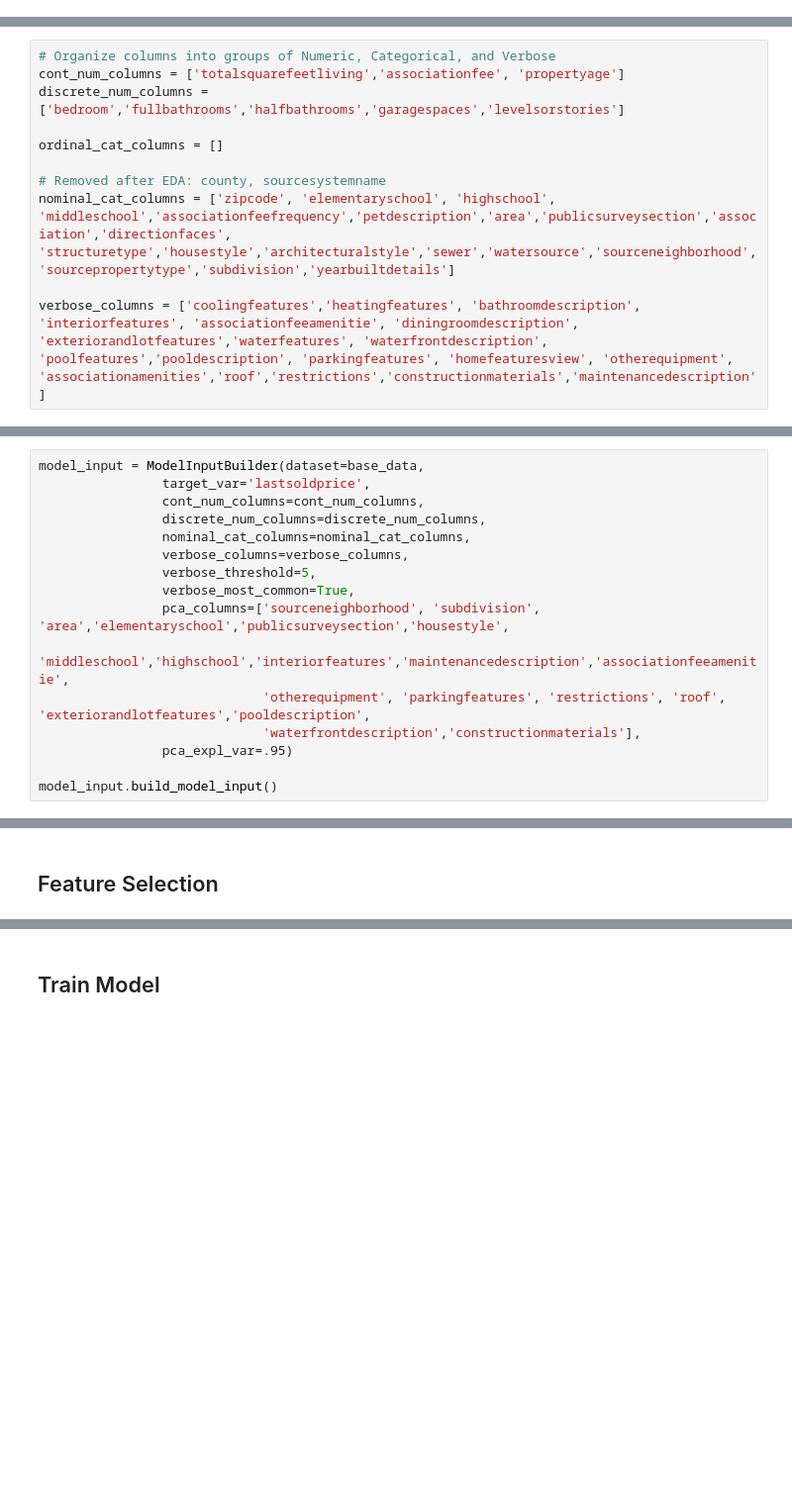
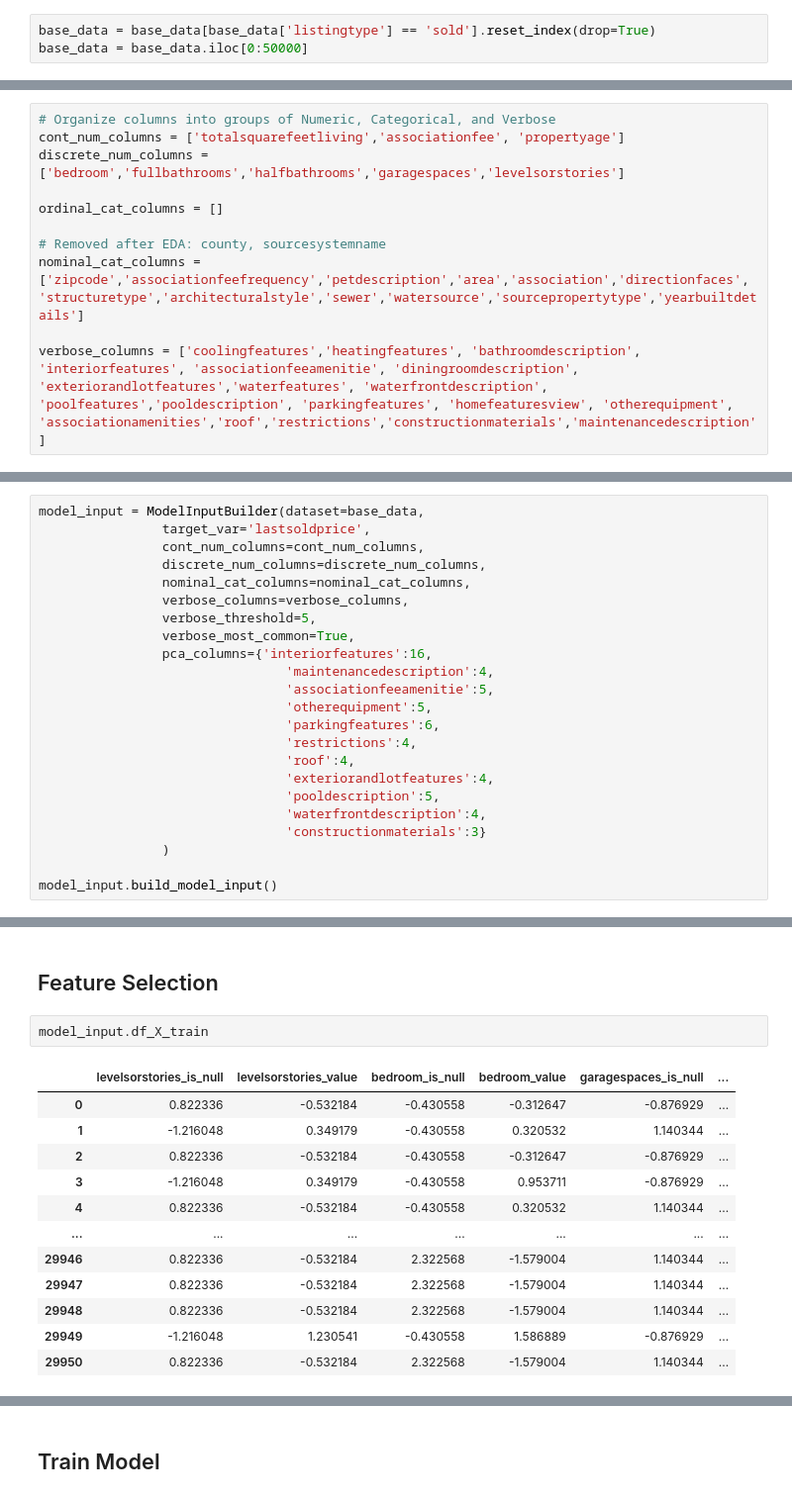
Before and after one commit to dangoML/DeepREI, a Jupyter notebook: Model/notebooks/DeepREI_Model.ipynb, the cells around one changed output, grey strips where cells are left out. Shown at 99% size. Drawn from its saved outputs; the diff is of its cells as text; blank space fills up the shorter version.

```diff
--- a/Model/notebooks/DeepREI_Model.ipynb
+++ b/Model/notebooks/DeepREI_Model.ipynb
@@ -68,6 +68,9 @@ Index(['Unnamed: 0', 'propertyurl', 'listingtype', 'forsaleprice',
 # %%
 # remove columns we dont want
 base_data = base_data[['propertyurl','listingtype', 'lastsoldprice', 'bedroom', 'fullbathrooms', 'halfbathrooms','bathroomdescription', 'interiorfeatures', 'coolingfeatures','heatingfeatures', 'diningroomdescription', 'exteriorandlotfeatures','waterfeatures', 'waterfrontdescription', 'poolfeatures','pooldescription', 'manufacturedmode', 'garagespaces','parkingfeatures', 'homefeaturesview', 'otherequipment','elementaryschool', 'highschool', 'middleschool','associationfeeamenitie', 'association', 'associationamenities','associationfee', 'associationfeefrequency', 'maintenancedescription','petdescription', 'sourcelistingstatus', 'county', 'restrictions', 'sourcepropertytype', 'area','sourceneighborhood', 'publicsurveysection','subdivision', 'zoning', 'sourcesystemname', 'totalsquarefeetliving', 'constructionmaterials', 'directionfaces', 'propertyage','roof', 'levelsorstories', 'structuretype', 'housestyle','totalareasqft', 'yearbuiltdetails', 'architecturalstyle', 'sewer','watersource','yearbuilt']]
+# %%
+base_data = base_data[base_data['listingtype'] == 'sold'].reset_index(drop=True)
+base_data = base_data.iloc[0:50000]
 # %% [markdown]
 ## Feature Engineering
 # %% [markdown]
@@ -80,7 +83,7 @@ discrete_num_columns = ['bedroom','fullbathrooms','halfbathrooms','garagespaces'
 ordinal_cat_columns = []
 
 # Removed after EDA: county, sourcesystemname
-nominal_cat_columns = ['zipcode', 'elementaryschool', 'highschool', 'middleschool','associationfeefrequency','petdescription','area','publicsurveysection','association','directionfaces', 'structuretype','housestyle','architecturalstyle','sewer','watersource','sourceneighborhood','sourcepropertytype','subdivision','yearbuiltdetails']
+nominal_cat_columns = ['zipcode','associationfeefrequency','petdescription','area','association','directionfaces', 'structuretype','architecturalstyle','sewer','watersource','sourcepropertytype','yearbuiltdetails']
 
 verbose_columns = ['coolingfeatures','heatingfeatures', 'bathroomdescription', 'interiorfeatures', 'associationfeeamenitie', 'diningroomdescription', 'exteriorandlotfeatures','waterfeatures', 'waterfrontdescription', 'poolfeatures','pooldescription', 'parkingfeatures', 'homefeaturesview', 'otherequipment', 'associationamenities','roof','restrictions','constructionmaterials','maintenancedescription']
 # %% [markdown]
@@ -94,11 +97,18 @@ model_input = ModelInputBuilder(dataset=base_data,
                 verbose_columns=verbose_columns,
                 verbose_threshold=5,
                 verbose_most_common=True,
-                pca_columns=['sourceneighborhood', 'subdivision', 'area','elementaryschool','publicsurveysection','housestyle',
-                             'middleschool','highschool','interiorfeatures','maintenancedescription','associationfeeamenitie',
-                             'otherequipment', 'parkingfeatures', 'restrictions', 'roof', 'exteriorandlotfeatures','pooldescription',
-                             'waterfrontdescription','constructionmaterials'],
-                pca_expl_var=.95)
+                pca_columns={'interiorfeatures':16,
+                                'maintenancedescription':4,
+                                'associationfeeamenitie':5,
+                                'otherequipment':5,
+                                'parkingfeatures':6,
+                                'restrictions':4,
+                                'roof':4,
+                                'exteriorandlotfeatures':4,
+                                'pooldescription':5,
+                                'waterfrontdescription':4,
+                                'constructionmaterials':3}
+                )
 
 model_input.build_model_input()
 # %% [output]
@@ -114,2 +123,17 @@ Performing PCA on Select Features
 # %% [markdown]
 ## Feature Selection
+# %%
+model_input.df_X_train
+# %% [output]
+|  | levelsorstories_is_null | levelsorstories_value | bedroom_is_null | bedroom_value | garagespaces_is_null | ... |
+| 0 | 0.822336 | -0.532184 | -0.430558 | -0.312647 | -0.876929 | ... |
+| 1 | -1.216048 | 0.349179 | -0.430558 | 0.320532 | 1.140344 | ... |
+| 2 | 0.822336 | -0.532184 | -0.430558 | -0.312647 | -0.876929 | ... |
+| 3 | -1.216048 | 0.349179 | -0.430558 | 0.953711 | -0.876929 | ... |
+| 4 | 0.822336 | -0.532184 | -0.430558 | 0.320532 | 1.140344 | ... |
+| ... | ... | ... | ... | ... | ... | ... |
+| 29946 | 0.822336 | -0.532184 | 2.322568 | -1.579004 | 1.140344 | ... |
+| 29947 | 0.822336 | -0.532184 | 2.322568 | -1.579004 | 1.140344 | ... |
+| 29948 | 0.822336 | -0.532184 | 2.322568 | -1.579004 | 1.140344 | ... |
+| 29949 | -1.216048 | 1.230541 | -0.430558 | 1.586889 | -0.876929 | ... |
+| 29950 | 0.822336 | -0.532184 | 2.322568 | -1.579004 | 1.140344 | ... |
```
Also changed, not shown: parts of 4 cells of this notebook, 7 other files.
